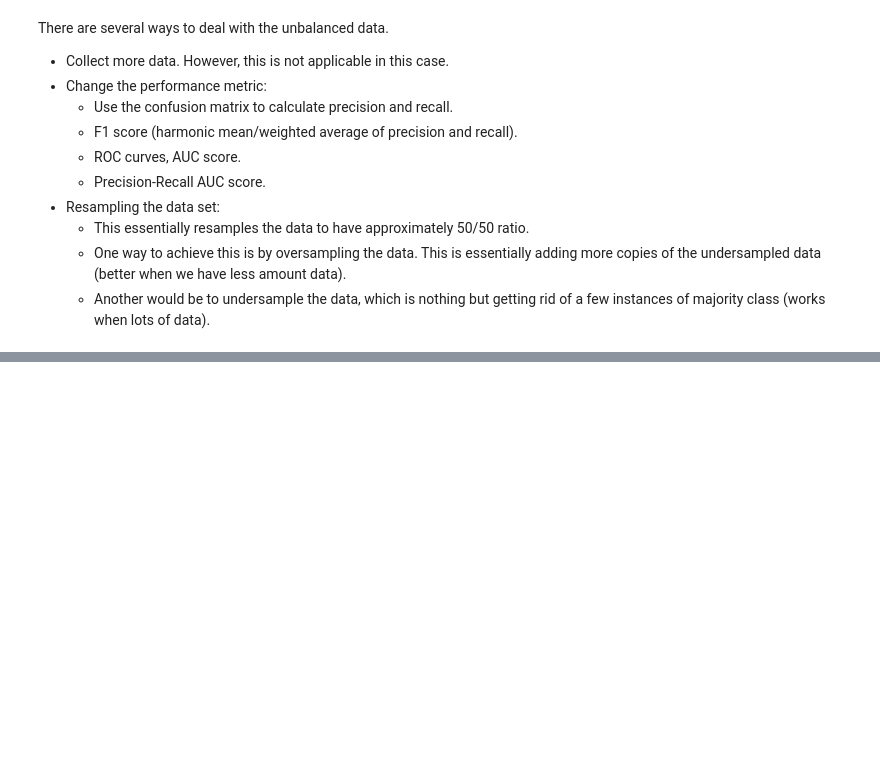
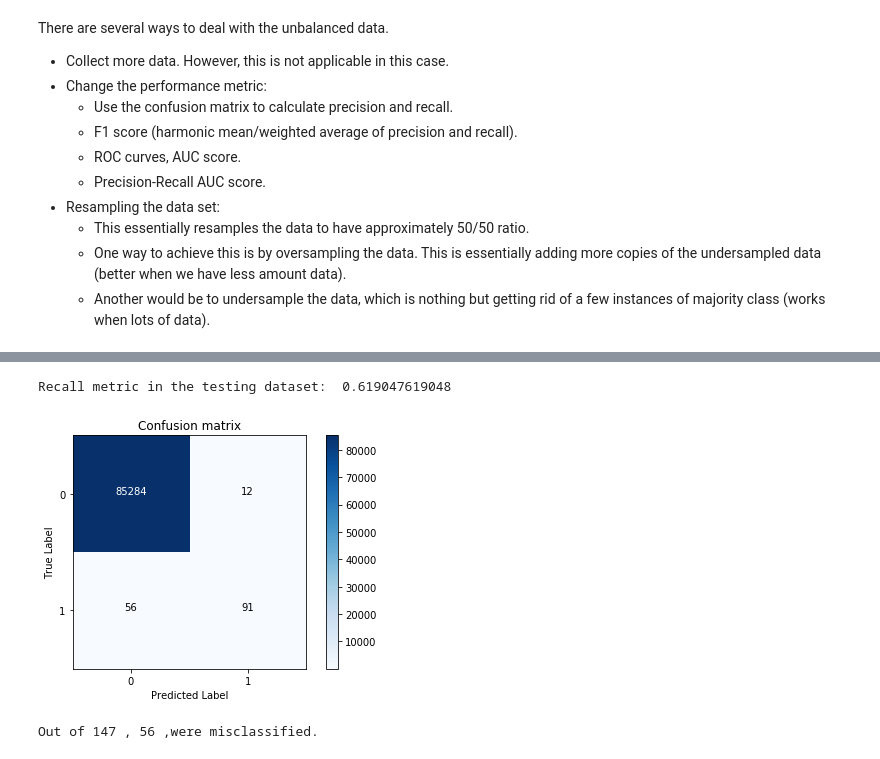
Before and after one commit to shree-ranga/Machine-Learning, a Jupyter notebook: random/CreditCardKaggle/cc_kernel_1.ipynb, the cells around one changed output, grey strips where cells are left out. Saved outputs shown, nothing was run; the diff lists cells and outputs as text; code cells hidden in the pictures; blank space fills up the shorter version.

```diff
--- a/random/CreditCardKaggle/cc_kernel_1.ipynb
+++ b/random/CreditCardKaggle/cc_kernel_1.ipynb
@@ -61,0 +335,2 @@ There are several ways to deal with the unbalanced data.
+# %%
+best_c = printing_Kfold_scores(X_train, y_train)
@@ -61,0 +355,25 @@ There are several ways to deal with the unbalanced data.
+# %%
+# use the best C parameter to build the final model on the hole data set and predict the
+# classes in the test set.
+lr = LogisticRegression(C=best_c, penalty="l1")
+lr.fit(X_train, y_train.values.ravel())
+y_pred = lr.predict(X_test.values)
+
+# compute confusion matrix
+cnf_matrix = confusion_matrix(y_test, y_pred)
+np.set_printoptions(precision=2)
+
+print("Recall metric in the testing dataset: ", cnf_matrix[1,1]/(cnf_matrix[1,0]+cnf_matrix[1,1]))
+
+# Plot non-normalized confusion matrix
+class_names = [0,1]
+plt.figure()
+plot_confusion_matrix(cnf_matrix
+                      , classes=class_names
+                      , title='Confusion matrix')
+plt.show()
+print("Out of", len(y_test[y["Class"]==1]), ",", cnf_matrix[1,0], ",were misclassified.")
+# %% [output]
+Recall metric in the testing dataset:  0.619047619048
+[figure, added]
+Out of 147 , 56 ,were misclassified.
```
Also changed, not shown: parts of 35 cells of this notebook.
